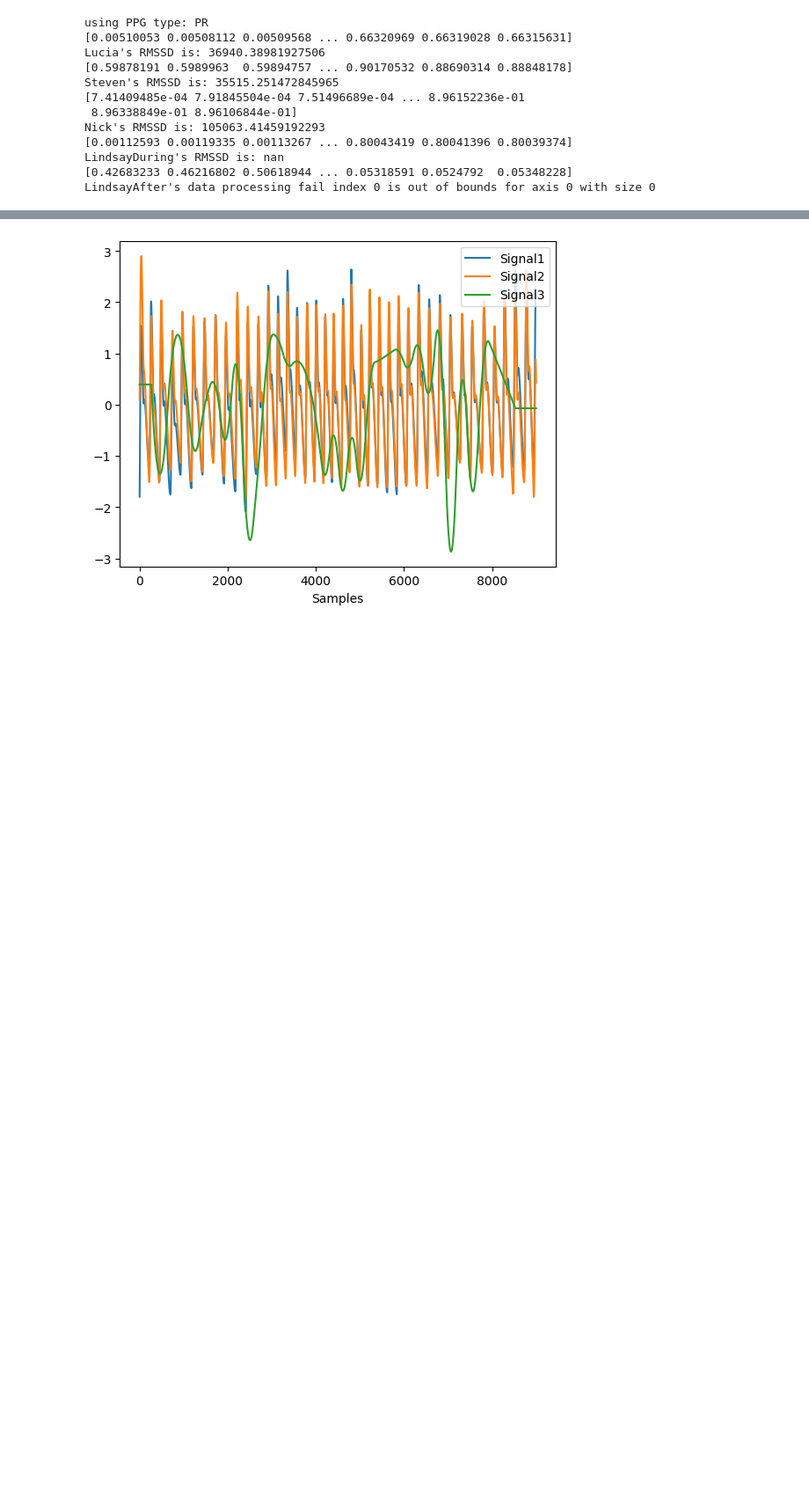
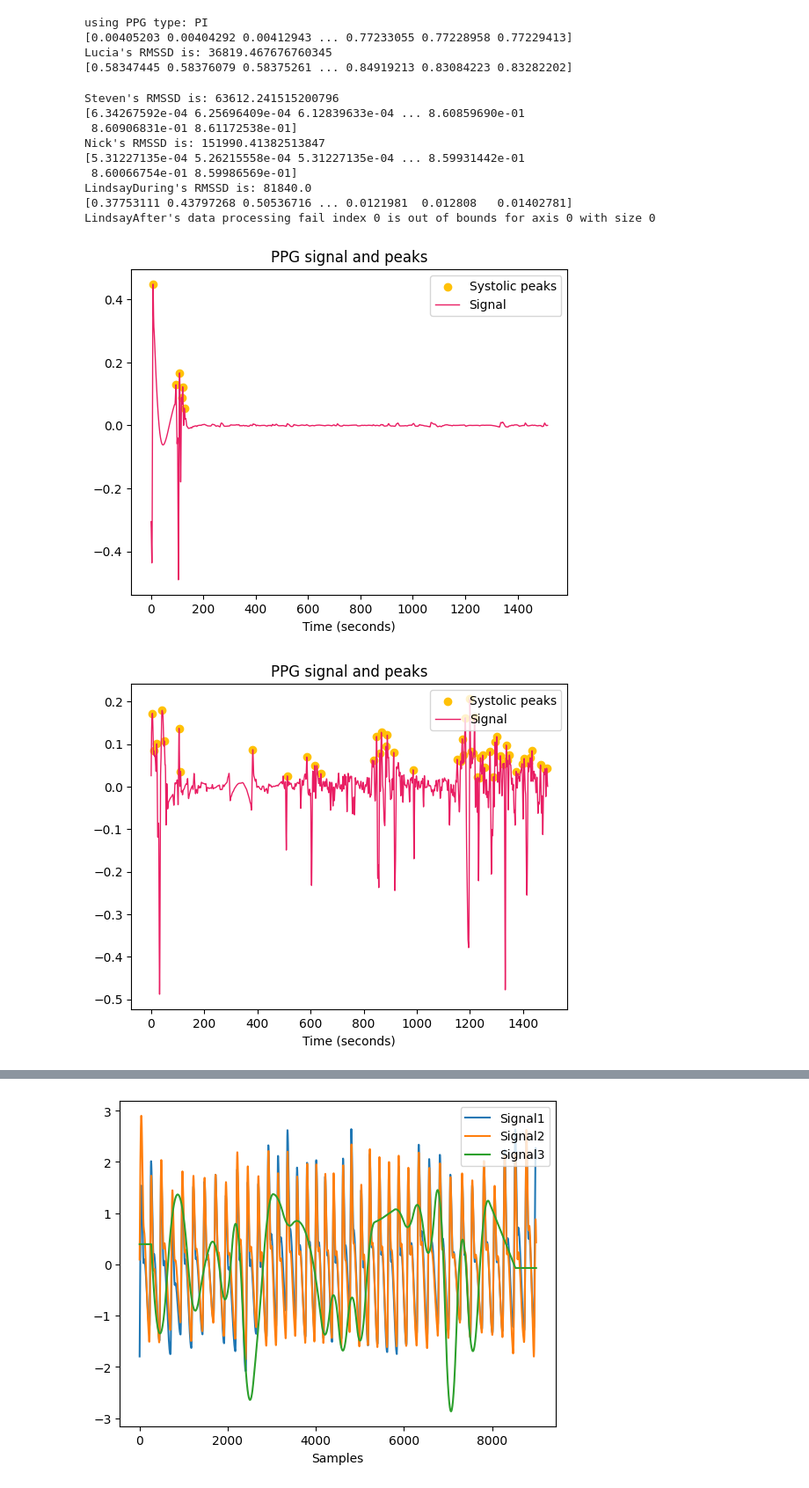
Before and after one commit to nancy111573/HRVMeasure, a Jupyter notebook: hrv.ipynb, the cells around one changed output, grey strips where cells are left out. Shown at 88% size. Cells and saved outputs as stored; diff of their text form; code cells hidden in the pictures; blank space fills up the shorter version.

Commit message:
clean code for review

```diff
--- a/hrv.ipynb
+++ b/hrv.ipynb
@@ -6,62 +6,59 @@ import os
 import matplotlib.pyplot as plt
 from sklearn.preprocessing import minmax_scale
 # %%
-typetags = ['PR'] #'PR', 'PG'
-DATA_FOLDER = 'C:/Users/nancy/Documents/MInfoTech/EmotiBitParsedData/'
+typetags = ['PI'] #'PR', 'PG'
+# DATA_FOLDER = 'C:/Users/nancy/Documents/MInfoTech/EmotiBitParsedData/'
+DATA_FOLDER = 'C:/Users/nzho773/OneDrive - The University of Auckland/Documents/MInfoTech/EmotiBitParsedData/'
 participants = ['Lucia', 'Steven', 'Nick', 'LindsayDuring', 'LindsayAfter']
 # %%
-def myfunc(n):
-  print(f"n is {n}")
-  return 2
-
 for typetag in typetags:
     print(f"using PPG type: {typetag}")
     for participant in participants:
         folder_path = f"{DATA_FOLDER}{participant}"
         ppg = []
         all_files = []
         for root, dirs, files in os.walk(folder_path):
             for file in files:
                 all_files.append(os.path.join(root, file))
 
         for filename in all_files:
             if filename.endswith(f"_{typetag}.csv"):
                 file_path = os.path.join(folder_path, filename)
                 data = pd.read_csv(file_path, sep=',')
-                toadd = data[typetag].to_numpy()
-                ppg.append(toadd)
-
+                fileVals = data[typetag].to_numpy()
+                ppg.append(fileVals)
         combined_ppg = np.concatenate(ppg)
 
         minX = min((combined_ppg))
         maxX = max((combined_ppg))
         scaled_ppg = []
         for p in combined_ppg:
             scaled = (p - minX)/(maxX-minX)
             scaled_ppg.append([scaled])
         scaled_ppg = np.concatenate(scaled_ppg)
         print((scaled_ppg))
 
-
-
         try:
-            peaks, info = nk.ppg_peaks(nk.ppg_clean(scaled_ppg, method='elgendi'), sampling_rate=25, method="elgendi", show=False)
+            peaks, info = nk.ppg_peaks(nk.ppg_clean(scaled_ppg, method='elgendi'), sampling_rate=25, method="elgendi", show=True)
             # peaks, info = nk.ppg_peaks(scaled_ppg, sampling_rate=25, method="elgendi", show=True)
             hrv = nk.hrv_time(peaks, sampling_rate=25, show=False)
             print(f"{participant}'s RMSSD is: {hrv['HRV_RMSSD'].iloc[0]}")
         except Exception as e:
             print(f"{participant}'s data processing fail {e}")
     print()
 # %% [output]
-using PPG type: PR
-[0.00510053 0.00508112 0.00509568 ... 0.66320969 0.66319028 0.66315631]
-Lucia's RMSSD is: 36940.38981927506
-[0.59878191 0.5989963  0.59894757 ... 0.90170532 0.88690314 0.88848178]
-Steven's RMSSD is: 35515.251472845965
-[7.41409485e-04 7.91845504e-04 7.51496689e-04 ... 8.96152236e-01
- 8.96338849e-01 8.96106844e-01]
-Nick's RMSSD is: 105063.41459192293
-[0.00112593 0.00119335 0.00113267 ... 0.80043419 0.80041396 0.80039374]
-LindsayDuring's RMSSD is: nan
-[0.42683233 0.46216802 0.50618944 ... 0.05318591 0.0524792  0.05348228]
-LindsayAfter's data processing fail index 0 is out of bounds for axis 0 with size 0
+using PPG type: PI
+[0.00405203 0.00404292 0.00412943 ... 0.77233055 0.77228958 0.77229413]
+Lucia's RMSSD is: 36819.467676760345
+[0.58347445 0.58376079 0.58375261 ... 0.84919213 0.83084223 0.83282202]
+Steven's RMSSD is: 63612.241515200796
+[6.34267592e-04 6.25696409e-04 6.12839633e-04 ... 8.60859690e-01
+ 8.60906831e-01 8.61172538e-01]
+Nick's RMSSD is: 151990.41382513847
+[5.31227135e-04 5.26215558e-04 5.31227135e-04 ... 8.59931442e-01
+ 8.60066754e-01 8.59986569e-01]
+LindsayDuring's RMSSD is: 81840.0
+[0.37753111 0.43797268 0.50536716 ... 0.0121981  0.012808   0.01402781]
+LindsayAfter's data processing fail index 0 is out of bounds for axis 0 with size 0
+[figure, added]
+[figure, added]
```
Also changed, not shown: parts of 2 cells of this notebook.
